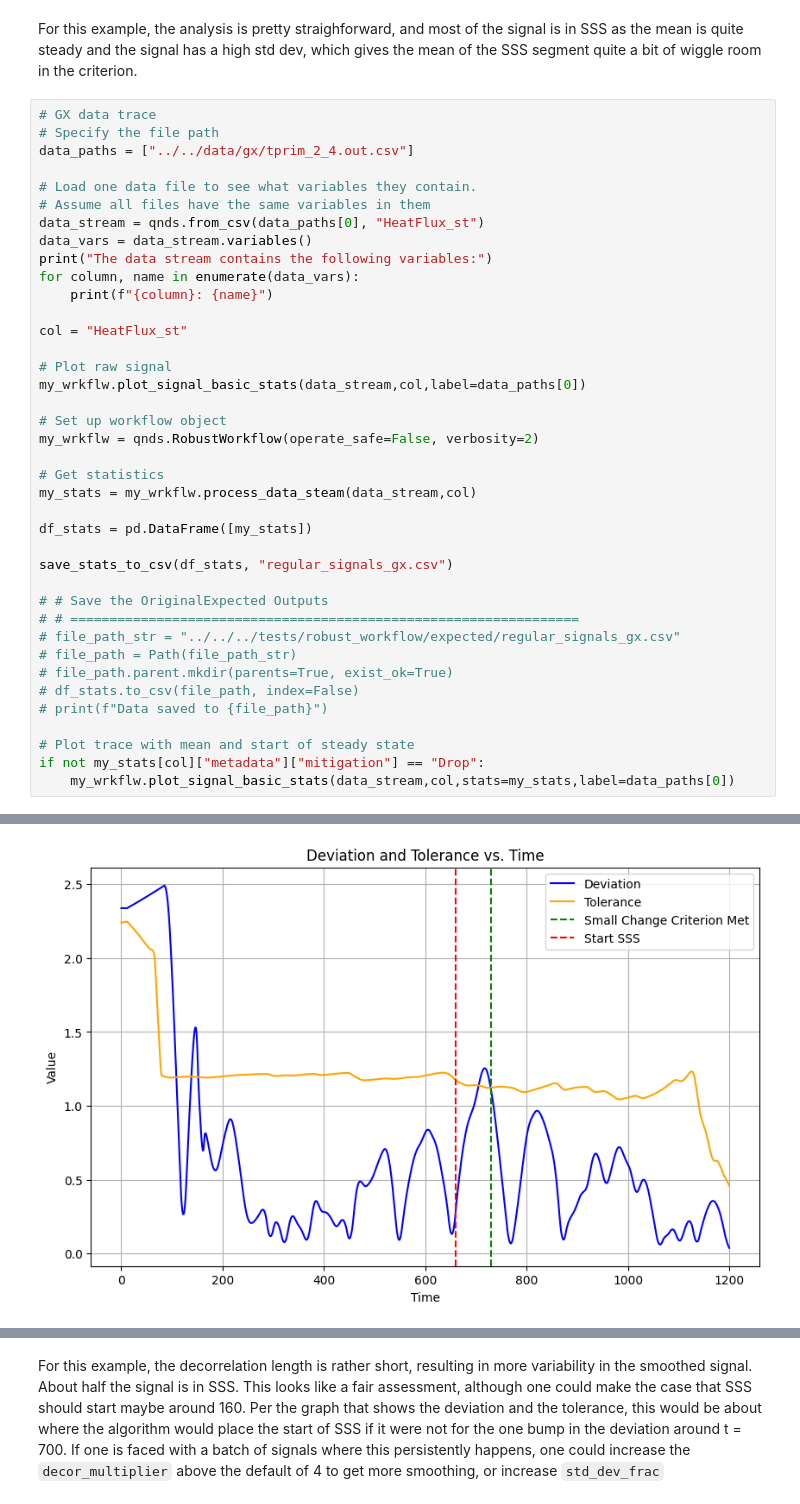
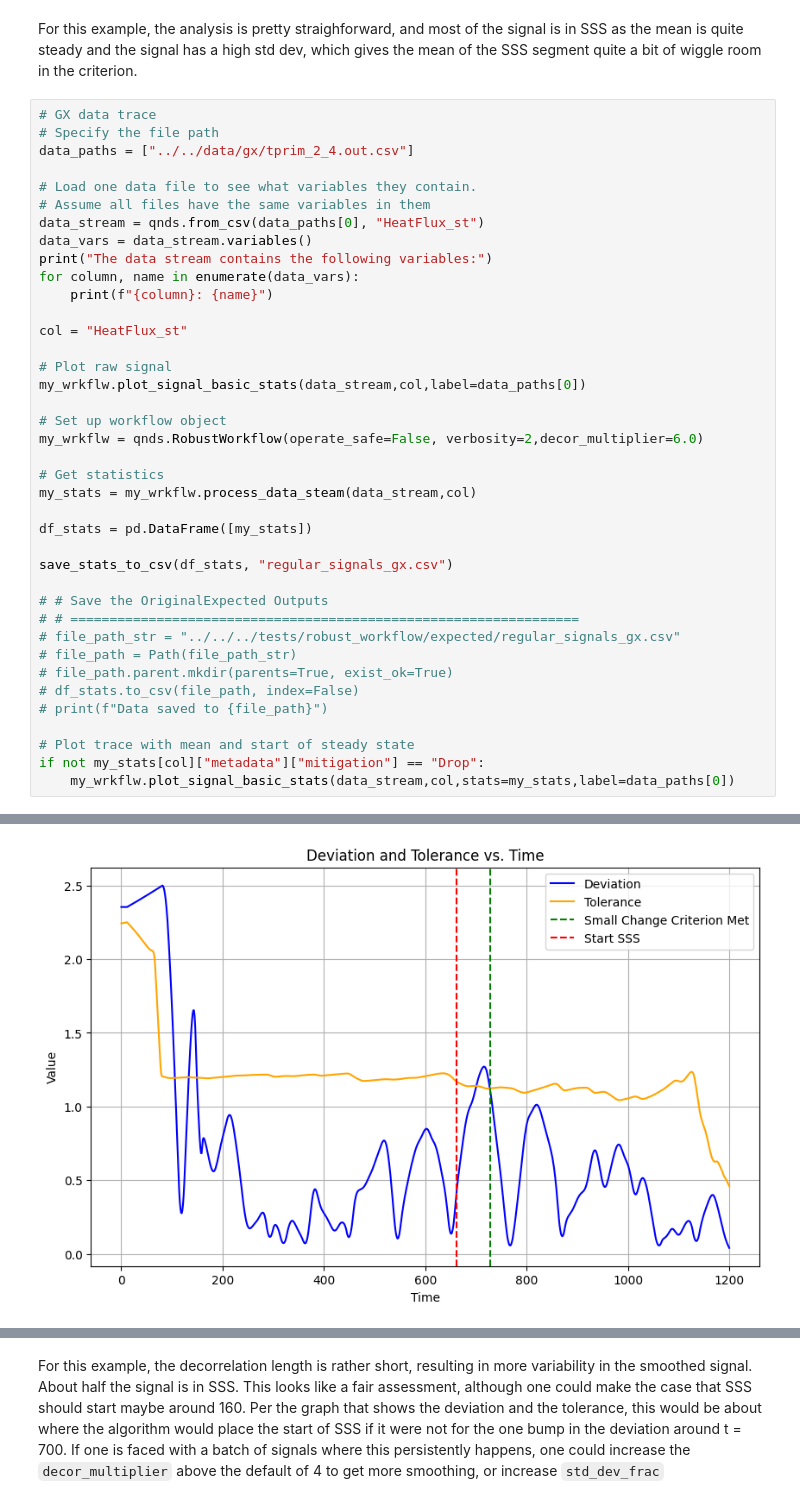
Before and after one commit to sandialabs/quends, a Jupyter notebook: examples/tutorial/notebooks/robust_workflow.ipynb, the cells around one changed output, grey strips where cells are left out. Cells and saved outputs as stored; diff of their text form.

Commit message:
testing robust workflow with updated autocorrelation function

```diff
--- a/examples/tutorial/notebooks/robust_workflow.ipynb
+++ b/examples/tutorial/notebooks/robust_workflow.ipynb
@@ -274,7 +270,7 @@ col = "HeatFlux_st"
 my_wrkflw.plot_signal_basic_stats(data_stream,col,label=data_paths[0])
 
 # Set up workflow object
-my_wrkflw = qnds.RobustWorkflow(operate_safe=False, verbosity=2)
+my_wrkflw = qnds.RobustWorkflow(operate_safe=False, verbosity=2,decor_multiplier=6.0)
 
 # Get statistics
 my_stats = my_wrkflw.process_data_steam(data_stream,col)
@@ -312,2 +308,2 @@ time at start of SSS (adjusted for rolling window): 659.6462806224445
-[figure, old version]
+[figure, new version]
 Data saved to /Users/bjdebus/Research/FESFrontiers/Repos/quends/tests/robust_workflow/output/regular_signals_gx.csv
```
Also changed, not shown: parts of 14 cells of this notebook, 9 other files.
